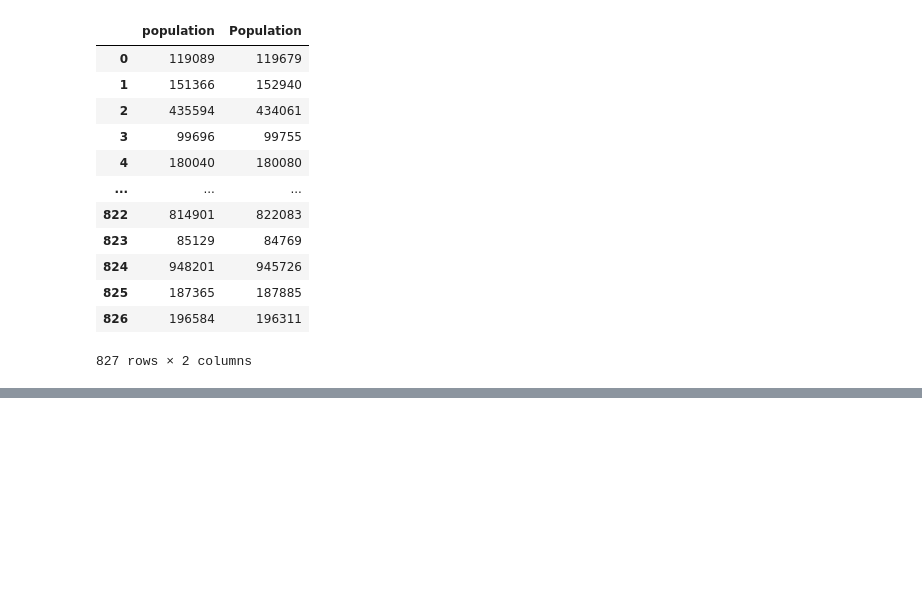
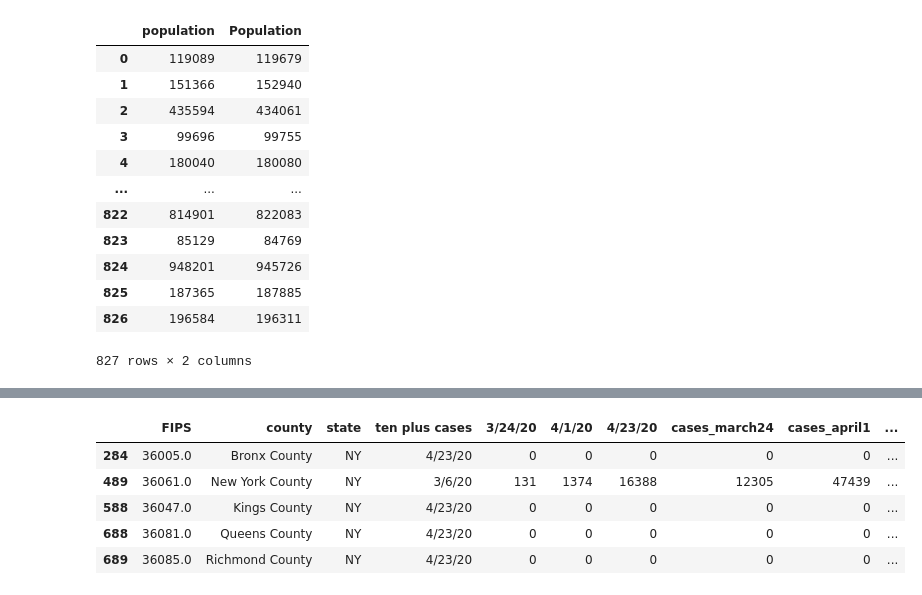
Before and after one commit to aejurgensen/Covid-19, a Jupyter notebook: data/covid_data.ipynb, the cells around one changed output, grey strips where cells are left out. Saved outputs shown, nothing was run; the diff lists cells and outputs as text; code cells hidden in the pictures; blank space fills up the shorter version.

Commit message:
added NYC data by county; dropped health data with too many missing values

```diff
--- a/data/covid_data.ipynb
+++ b/data/covid_data.ipynb
@@ -17,8 +21,8 @@ pd.set_option('display.precision', 4)
 # %%
 demo = pd.read_csv("counties.csv", dtype={'FIPS':float})
 # looks like JH data doesn't have leading zeros in FIPS codes
-confirmed = pd.read_csv("time_series_covid19_confirmed_US.txt")
-deaths = pd.read_csv("time_series_covid19_deaths_US.txt")
+confirmed = pd.read_csv("time_series_covid19_confirmed_US_20200424.csv")
+deaths = pd.read_csv("time_series_covid19_deaths_US_20200424.csv")
 # %%
 demo.head()
 # %% [output]
@@ -222,7 +217,7 @@ confirmed[["3/1/20", "3/15/20", "4/1/20"]].describe()
 # %%
 # add the date of 10+ confirmed deaths as a column
-confirmed = confirmed[["FIPS", "3/1/20", "3/15/20", "4/1/20", "ten plus cases"]]
-confirmed.columns = ["FIPS", "cases_march1", "cases_march15", "cases_april1", "ten plus cases"]
+confirmed = confirmed[["FIPS", "3/23/20", "4/1/20", "4/23/20", "ten plus cases"]]
+confirmed.columns = ["FIPS", "cases_march24", "cases_april1", "cases_april23", "ten plus cases"]
 # %%
 merged = pd.merge(merged, confirmed, how='inner', on="FIPS",
                  left_index=False, right_index=False)
@@ -421,4 +237,0 @@ merged.iloc[merged.index[[284, 489, 588, 688, 689]]][["county", "state", "domest
-# %%
-print(merged.shape)
-merged = merged.drop(merged.index[[284, 489, 588, 688, 689]])
-print(merged.shape)
@@ -430,2 +237,0 @@ nyc_df = pd.DataFrame([nyc], columns=merged.columns)
-# %%
-final = merged.append(nyc_df)
@@ -447,0 +242,16 @@ final.to_csv("combined_data.csv")
+# %%
+merged[(merged["state"] == "NY") & ((merged["county"] == "Bronx County") |
+                                   (merged["county"] == "Kings County") |
+                                   (merged["county"] == "New York County") |
+                                   (merged["county"] == "Queens County") |
+                                   (merged["county"] == "Richmond County"))][["FIPS", "county", "state",
+                                                                              "ten plus cases", "3/24/20",
+                                                                              "4/1/20", "4/23/20", "cases_march24",
+                                                                              "cases_april1", "cases_april23"]]
+# %% [output]
+|  | FIPS | county | state | ten plus cases | 3/24/20 | 4/1/20 | 4/23/20 | cases_march24 | cases_april1 | ... |
+| 284 | 36005.0 | Bronx County | NY | 4/23/20 | 0 | 0 | 0 | 0 | 0 | ... |
+| 489 | 36061.0 | New York County | NY | 3/6/20 | 131 | 1374 | 16388 | 12305 | 47439 | ... |
+| 588 | 36047.0 | Kings County | NY | 4/23/20 | 0 | 0 | 0 | 0 | 0 | ... |
+| 688 | 36081.0 | Queens County | NY | 4/23/20 | 0 | 0 | 0 | 0 | 0 | ... |
+| 689 | 36085.0 | Richmond County | NY | 4/23/20 | 0 | 0 | 0 | 0 | 0 | ... |
```
Also changed, not shown: parts of 61 cells of this notebook, 10 other files.
